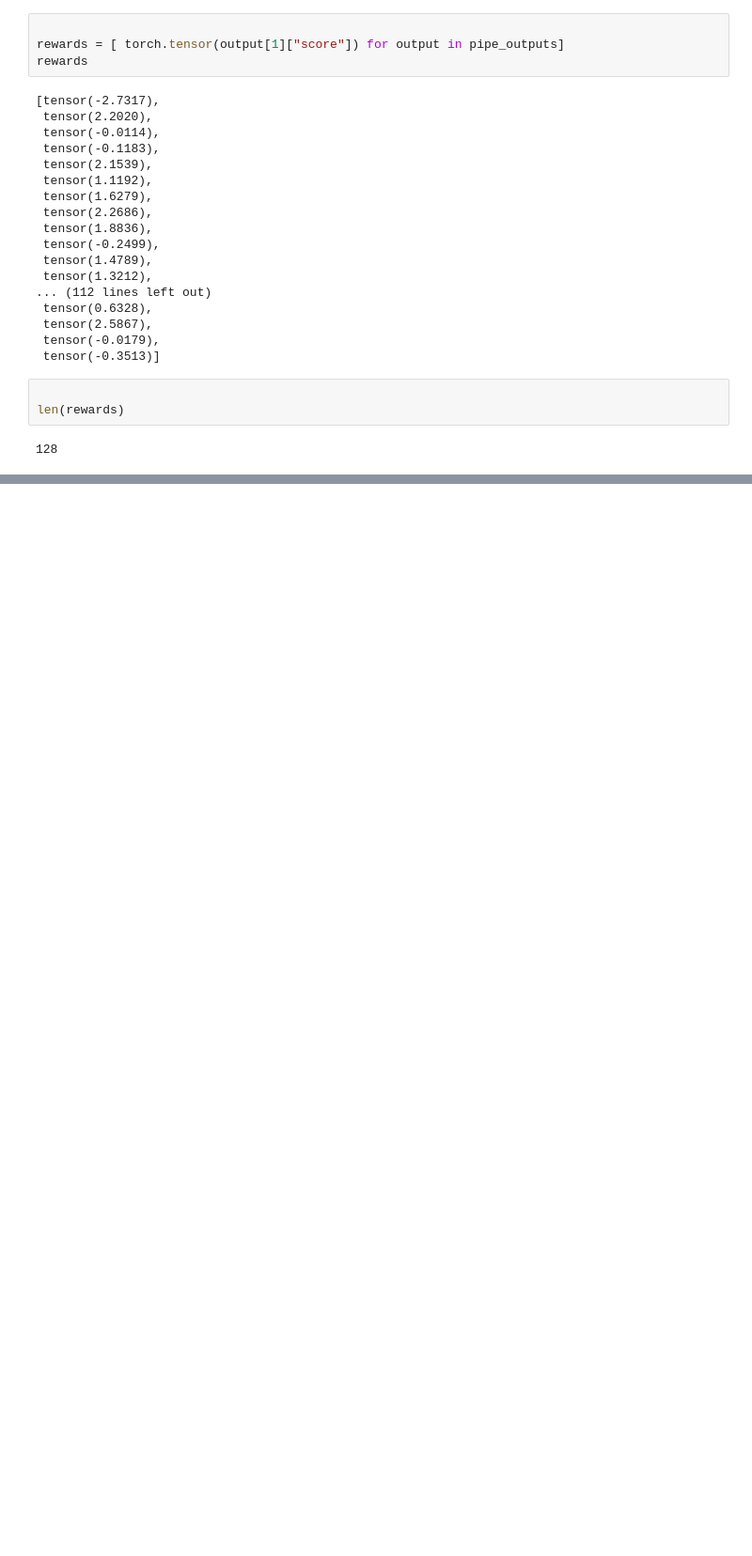
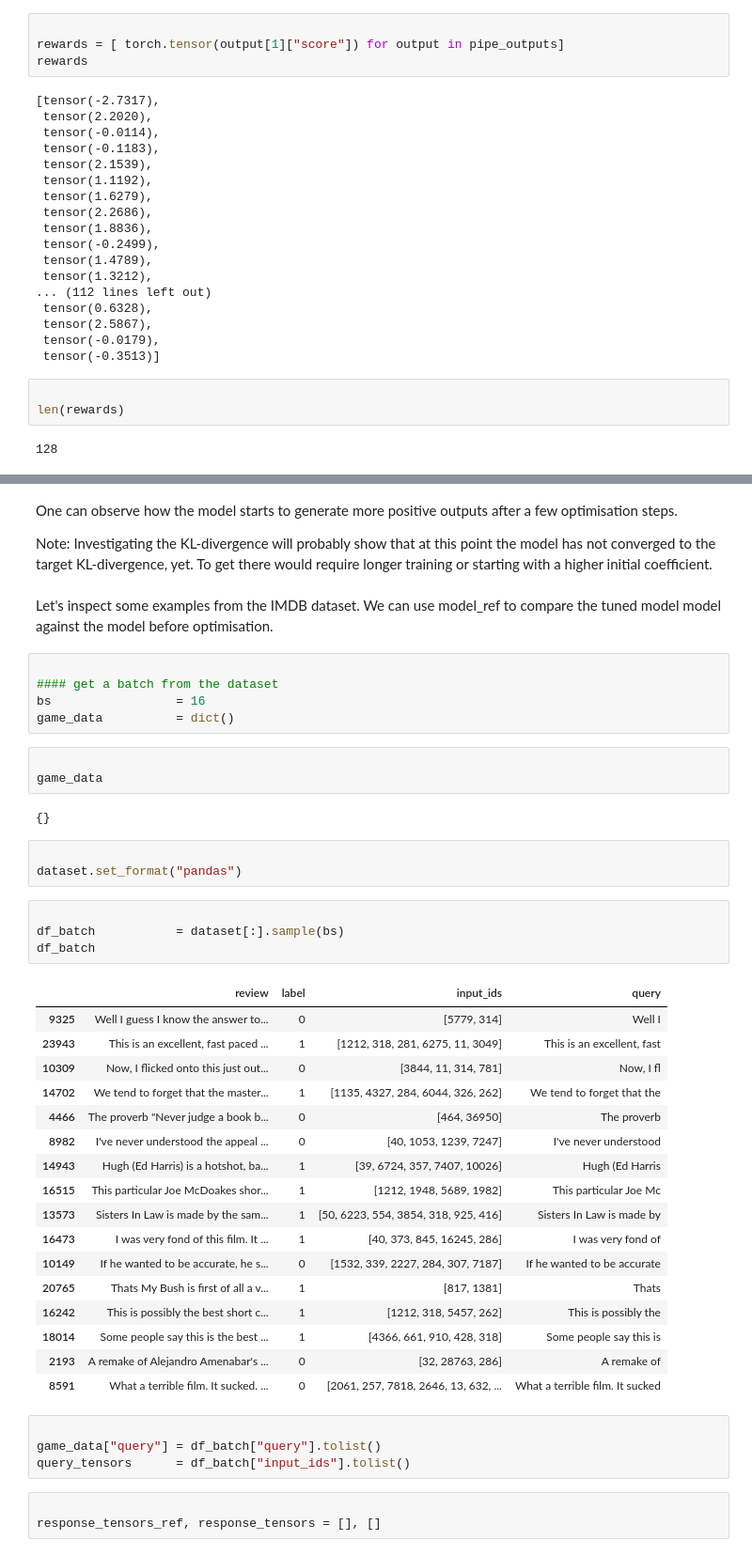
Before and after one commit to rcalix1/TransferLearning, a Jupyter notebook: HuggingfaceTransformers/2024/GPU_required/imdb_RLHF_debugging.ipynb, the cells around one changed output, grey strips where cells are left out. Shown: that part at 94% size. Saved outputs shown, nothing was run; the diff lists cells and outputs as text; blank space fills up the shorter version.

```diff
--- a/HuggingfaceTransformers/2024/GPU_required/imdb_RLHF_debugging.ipynb
+++ b/HuggingfaceTransformers/2024/GPU_required/imdb_RLHF_debugging.ipynb
@@ -588,0 +608,50 @@ for epoch, batch in tqdm(enumerate(ppo_trainer.dataloader)):
+# %% [markdown]
+
+One can observe how the model starts to generate more positive outputs after a few optimisation steps.
+
+Note: Investigating the KL-divergence will probably show that at this point the model has not converged to the target KL-divergence, yet. To get there would require longer training or starting with a higher initial coefficient.
+# %% [markdown]
+
+Let's inspect some examples from the IMDB dataset. We can use model_ref to compare the tuned model model against the model before optimisation.
+# %%
+
+#### get a batch from the dataset
+bs                 = 16
+game_data          = dict()
+# %%
+
+game_data
+# %% [output]
+{}
+# %%
+
+dataset.set_format("pandas")
+# %%
+
+df_batch           = dataset[:].sample(bs)
+df_batch
+# %% [output]
+|  | review | label | input_ids | query |
+| 9325 | Well I guess I know the answer to... | 0 | [5779, 314] | Well I |
+| 23943 | This is an excellent, fast paced ... | 1 | [1212, 318, 281, 6275, 11, 3049] | This is an excellent, fast |
+| 10309 | Now, I flicked onto this just out... | 0 | [3844, 11, 314, 781] | Now, I fl |
+| 14702 | We tend to forget that the master... | 1 | [1135, 4327, 284, 6044, 326, 262] | We tend to forget that the |
+| 4466 | The proverb "Never judge a book b... | 0 | [464, 36950] | The proverb |
+| 8982 | I've never understood the appeal ... | 0 | [40, 1053, 1239, 7247] | I've never understood |
+| 14943 | Hugh (Ed Harris) is a hotshot, ba... | 1 | [39, 6724, 357, 7407, 10026] | Hugh (Ed Harris |
+| 16515 | This particular Joe McDoakes shor... | 1 | [1212, 1948, 5689, 1982] | This particular Joe Mc |
+| 13573 | Sisters In Law is made by the sam... | 1 | [50, 6223, 554, 3854, 318, 925, 416] | Sisters In Law is made by |
+| 16473 | I was very fond of this film. It ... | 1 | [40, 373, 845, 16245, 286] | I was very fond of |
+| 10149 | If he wanted to be accurate, he s... | 0 | [1532, 339, 2227, 284, 307, 7187] | If he wanted to be accurate |
+| 20765 | Thats My Bush is first of all a v... | 1 | [817, 1381] | Thats |
+| 16242 | This is possibly the best short c... | 1 | [1212, 318, 5457, 262] | This is possibly the |
+| 18014 | Some people say this is the best ... | 1 | [4366, 661, 910, 428, 318] | Some people say this is |
+| 2193 | A remake of Alejandro Amenabar's ... | 0 | [32, 28763, 286] | A remake of |
+| 8591 | What a terrible film. It sucked. ... | 0 | [2061, 257, 7818, 2646, 13, 632, ... | What a terrible film. It sucked |
+# %%
+
+game_data["query"] = df_batch["query"].tolist()
+query_tensors      = df_batch["input_ids"].tolist()
+# %%
+
+response_tensors_ref, response_tensors = [], []
```
Also changed, not shown: parts of 10 cells of this notebook.
